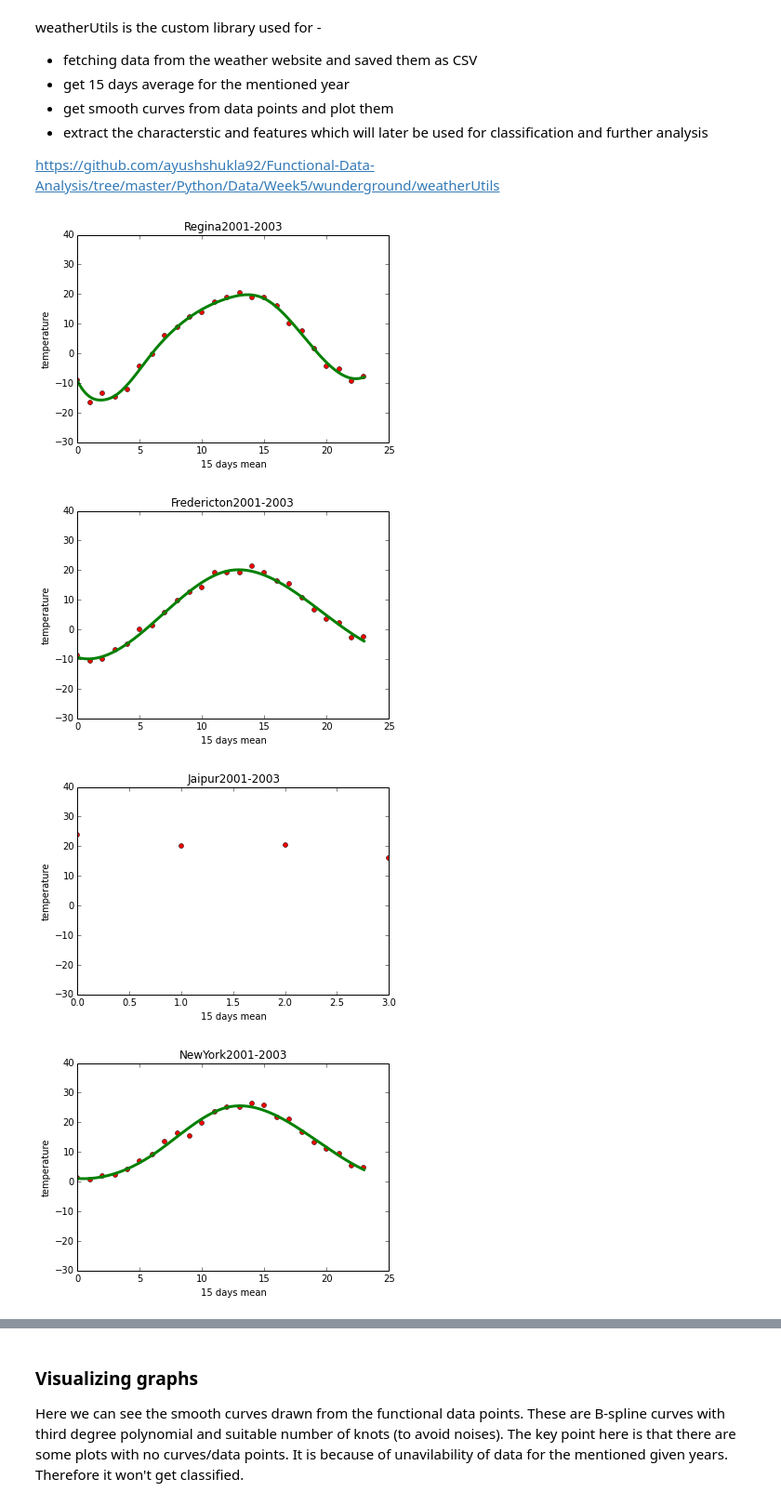
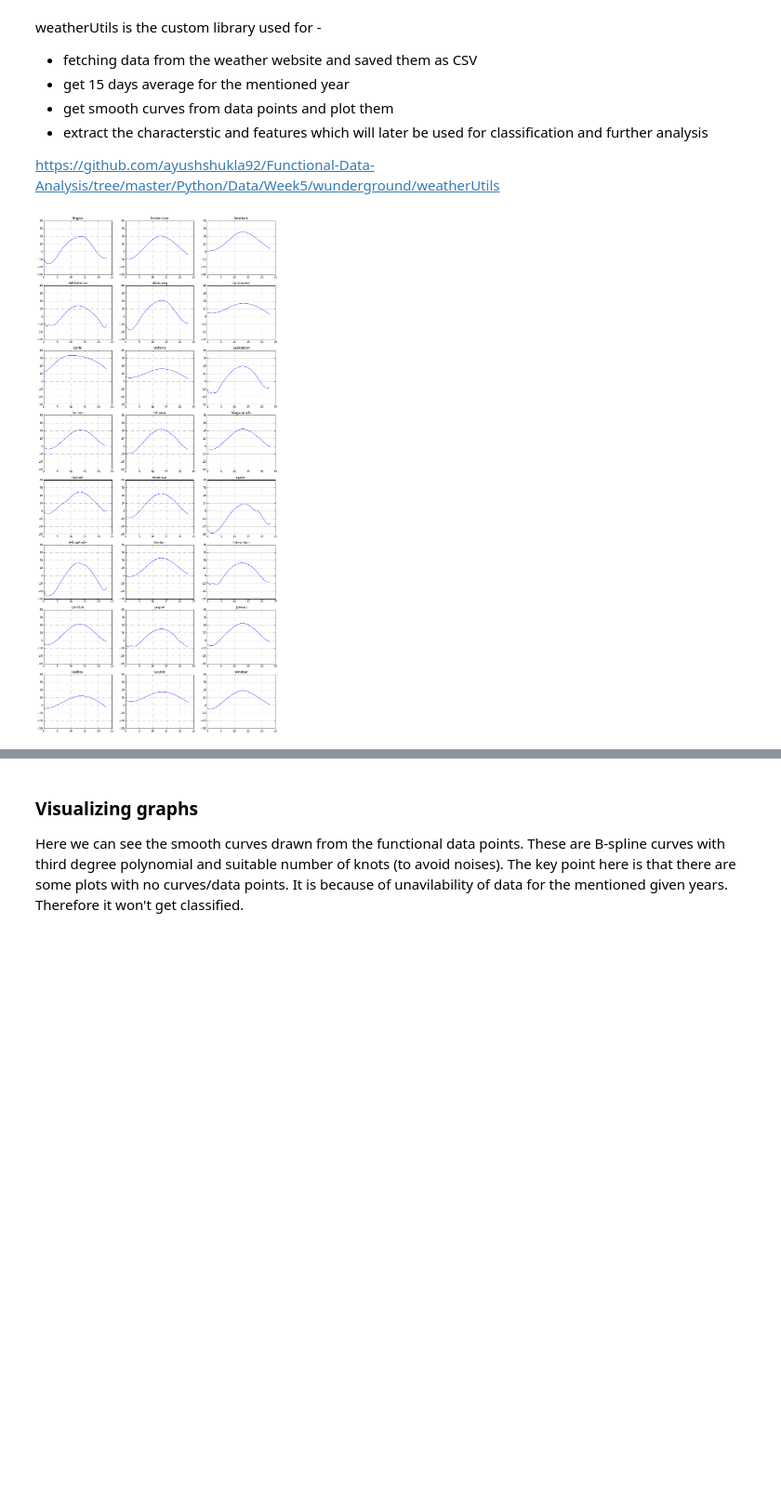
Before and after one commit to ayushshukla92/Functional-Data-Analysis, a Jupyter notebook: Python/Data/wunderground/fda.ipynb, the cells around one changed output, grey strips where cells are left out. Shown at 93% size. Saved outputs shown, nothing was run; the diff lists cells and outputs as text; code cells hidden in the pictures; blank space fills up the shorter version.

```diff
--- a/Python/Data/wunderground/fda.ipynb
+++ b/Python/Data/wunderground/fda.ipynb
@@ -62,20 +62,34 @@ weatherUtils is the custom library used for -
 # %%
 from weatherUtils.fda import fda
 # %%
-X = []
+import matplotlib.pyplot as plt
+from pylab import *
+import numpy as np
+matplotlib.rcParams['figure.figsize'] = (15, 100)
+
+X_initial = []
 cityMap = {}
 k = 0
+size = len(stationID)-2
+city_curve = {}
 for key in stationID:
     city = key
     code = stationID[key]
     curStationData = fda(initialYear,endyear,city,code)
     curX = curStationData.getFeatureVector()
-    if curX is not None:
-        X.append(curX)
+    if curX is not None and len(curX) == 1000:
+        x = np.linspace(0,23,1000)
+        ax1 = subplot(size,3,k+1)
+        ax1.plot(x,curX)
+        ax1.set_ylim([-30,40])
+        ax1.set_title(city)
+        ax1.grid()
+        city_curve[city] = curX
+
+        X_initial.append(curX)
         cityMap[k] = city
         k = k+1
+
+plt.show()
 # %% [output]
-[figure, old version]
+[figure, new version]
-[figure, removed]
-[figure, removed]
-[figure, removed]
```
Also changed, not shown: parts of 19 cells of this notebook, 3 other files.
